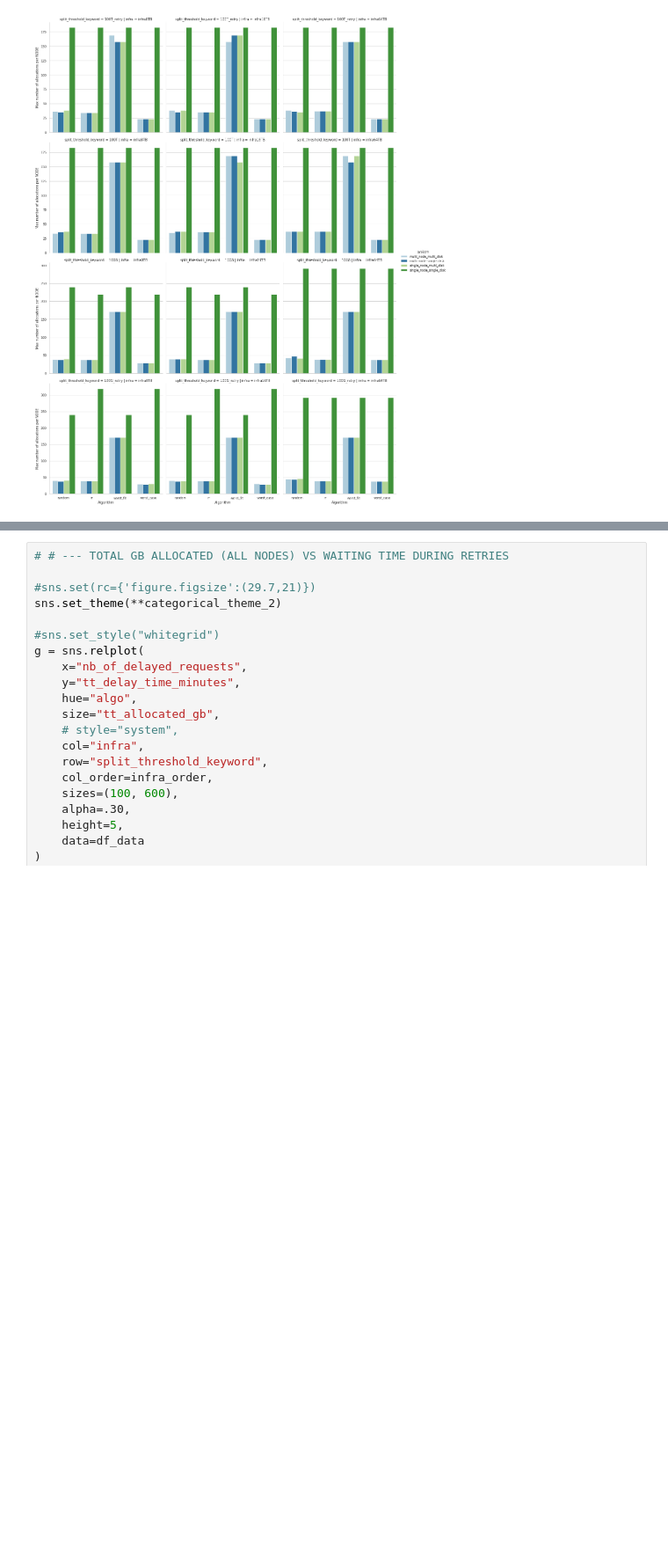
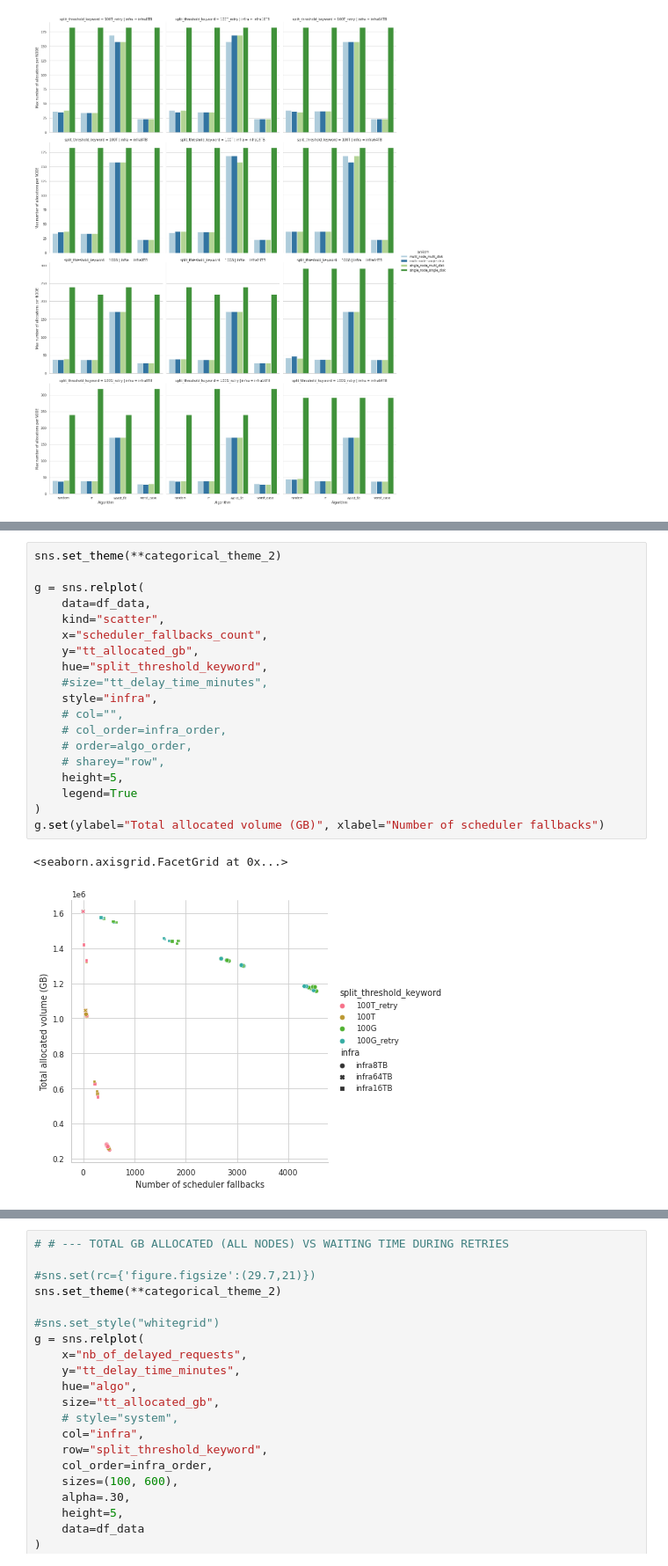
Before and after one commit to hephtaicie/storalloc, a Jupyter notebook: simulation/Seaborn_StorAllocStats_G5K.ipynb, the cells around one changed output, grey strips where cells are left out. Shown at 88% size. Cells and saved outputs as stored; diff of their text form; blank space fills up the shorter version.

```diff
--- a/simulation/Seaborn_StorAllocStats_G5K.ipynb
+++ b/simulation/Seaborn_StorAllocStats_G5K.ipynb
@@ -417,0 +458,22 @@ ValueError: Could not interpret input 'nb_of_scheduler_fallbacks'
+# %%
+sns.set_theme(**categorical_theme_2)
+
+g = sns.relplot(
+    data=df_data,
+    kind="scatter",
+    x="scheduler_fallbacks_count",
+    y="tt_allocated_gb",
+    hue="split_threshold_keyword",
+    #size="tt_delay_time_minutes",
+    style="infra",
+    # col="",
+    # col_order=infra_order,
+    # order=algo_order,
+    # sharey="row",
+    height=5,
+    legend=True
+)
+g.set(ylabel="Total allocated volume (GB)", xlabel="Number of scheduler fallbacks")
+# %% [output]
+<seaborn.axisgrid.FacetGrid at 0x...>
+[figure, added]
```
Also changed, not shown: parts of 14 cells of this notebook, 4 other files.
